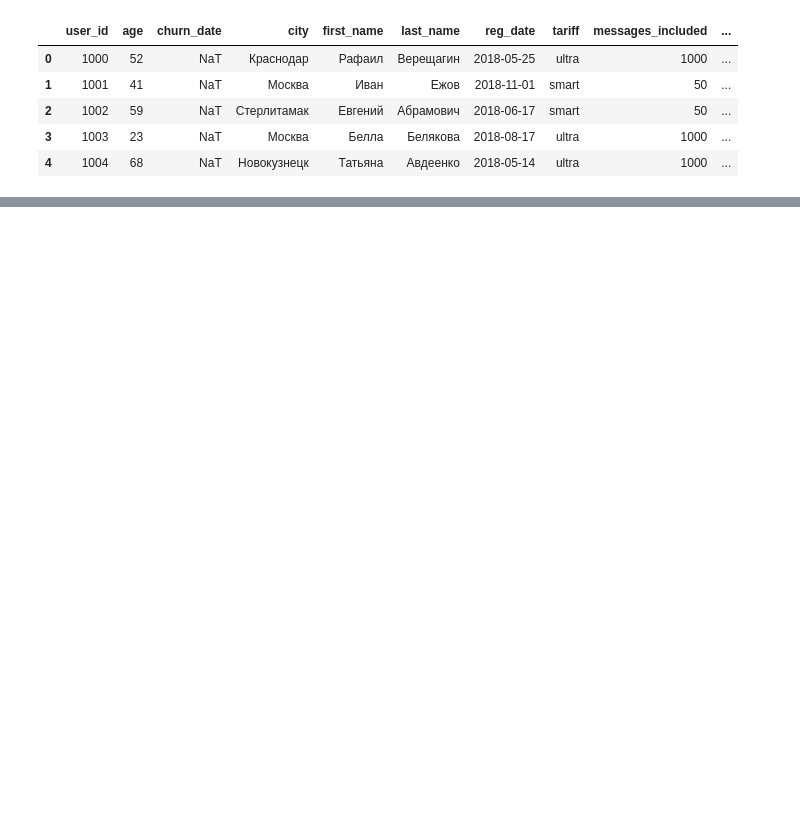
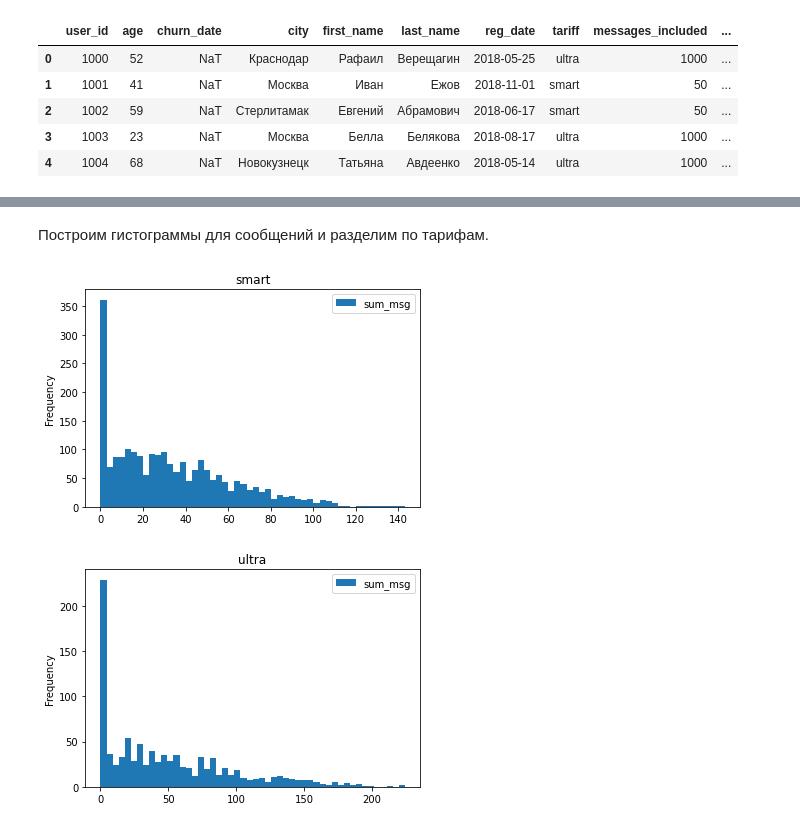
Before and after one commit to kozyreviva/Data_Science, a Jupyter notebook: statistical_analysis.ipynb, the cells around one changed output, grey strips where cells are left out. Saved outputs shown, nothing was run; the diff lists cells and outputs as text; code cells hidden in the pictures; blank space fills up the shorter version.

```diff
--- a/statistical_analysis.ipynb
+++ b/statistical_analysis.ipynb
@@ -359,0 +493,7 @@ df_users_messages = users_df.join(messages_df.set_index("user_id"),how = "outer"
+# %%
+for name, group_df in df_combine.groupby("tariff"):                             #выовод в цикле значений для каждого тарифа
+  print(name)
+  print("Среднее: ", group_df.query("tariff == @name")["sum_msg"].mean())
+  print("Дисперсия: ", group_df.query("tariff == @name")["sum_msg"].var())
+  print("Стандартное отклонение: ",group_df.query("tariff == @name")["sum_msg"].std())
+  print("")
@@ -359,0 +510,8 @@ df_users_messages = users_df.join(messages_df.set_index("user_id"),how = "outer"
+# %% [markdown]
+Построим гистограммы для сообщений и разделим по тарифам.
+# %%
+for name, group_df in df_combine.groupby("tariff"):                             #постройка гистограмм для каждого тарифа
+  group_df.plot(y = "sum_msg", kind = "hist", title = name, bins = 50)
+# %% [output]
+[figure, added]
+[figure, added]
```
Also changed, not shown: parts of 55 cells of this notebook.
